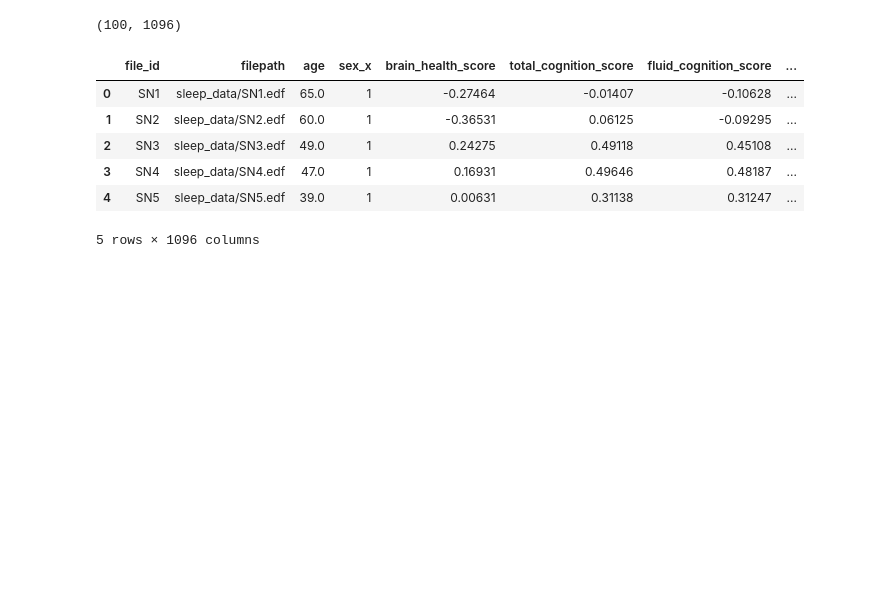
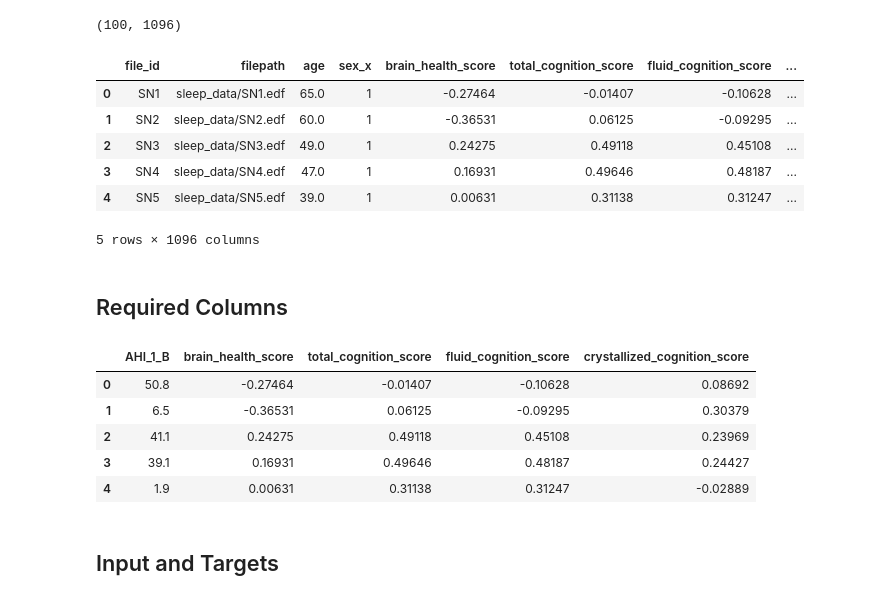
Before and after one commit to Manthru/Brain-Health-From-Sleep-EEG-Analysis, a Jupyter notebook: notebooks/analysis.ipynb, the cells around one changed output. Drawn from its saved outputs; the diff is of its cells as text; code cells hidden in the pictures; blank space fills up the shorter version.

```diff
--- a/notebooks/analysis.ipynb
+++ b/notebooks/analysis.ipynb
@@ -29,0 +28,21 @@ x = df["AHI_1_B"].values
+# %% [markdown]
+## Required Columns
+# %%
+required_columns = [
+    "AHI_1_B",
+    "brain_health_score",
+    "total_cognition_score",
+    "fluid_cognition_score",
+    "crystallized_cognition_score"
+]
+
+df[required_columns].head()
+# %% [output]
+|  | AHI_1_B | brain_health_score | total_cognition_score | fluid_cognition_score | crystallized_cognition_score |
+| 0 | 50.8 | -0.27464 | -0.01407 | -0.10628 | 0.08692 |
+| 1 | 6.5 | -0.36531 | 0.06125 | -0.09295 | 0.30379 |
+| 2 | 41.1 | 0.24275 | 0.49118 | 0.45108 | 0.23969 |
+| 3 | 39.1 | 0.16931 | 0.49646 | 0.48187 | 0.24427 |
+| 4 | 1.9 | 0.00631 | 0.31138 | 0.31247 | -0.02889 |
+# %% [markdown]
+## Input and Targets
```
Also changed, not shown: parts of 13 cells of this notebook, 4 other files.
